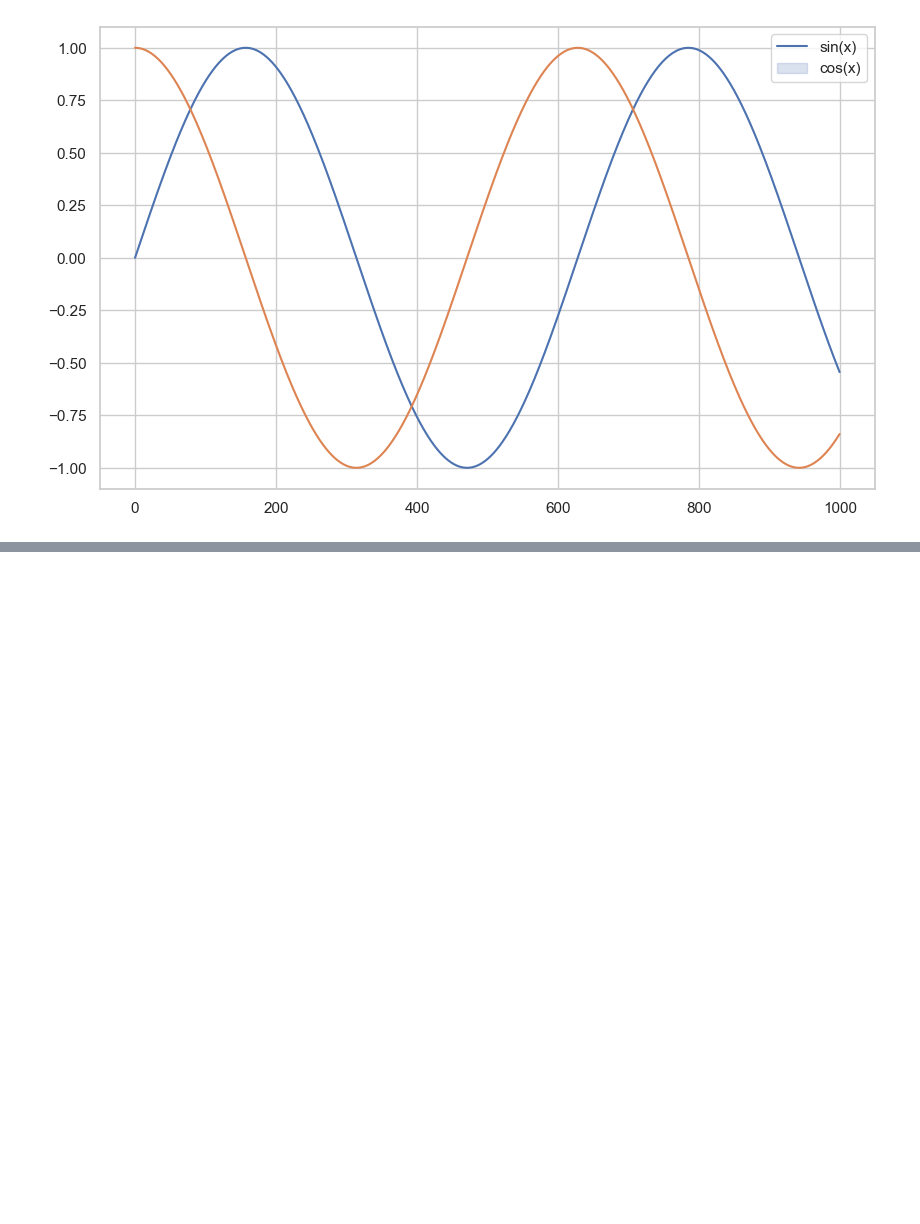
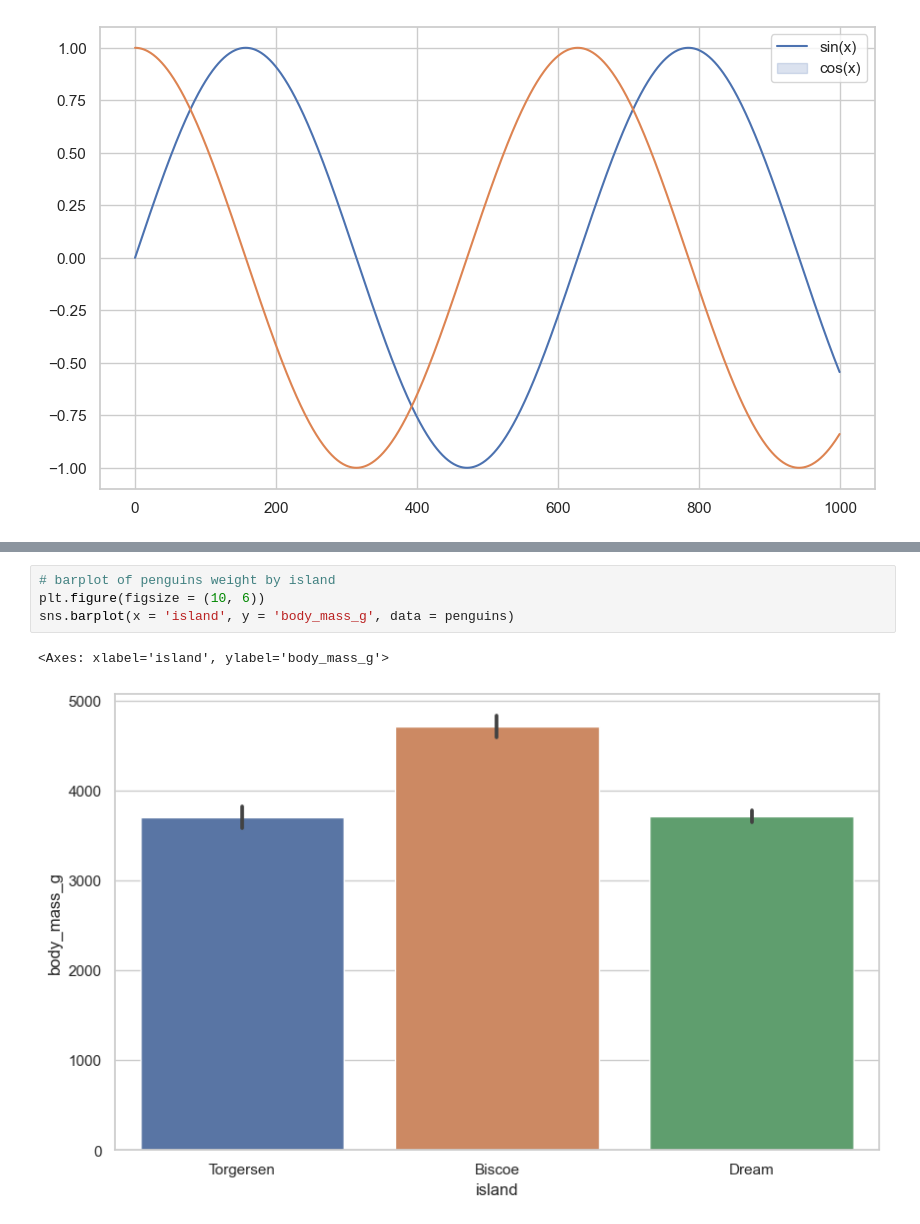
Before and after one commit to martinijfb/Seaborn-Tutorial, a Jupyter notebook: 02-Basic-Plots.ipynb, the cells around one changed output, grey strips where cells are left out. Drawn from its saved outputs; the diff is of its cells as text; blank space fills up the shorter version.

```diff
--- a/02-Basic-Plots.ipynb
+++ b/02-Basic-Plots.ipynb
@@ -173,0 +288,7 @@ plt.show()
+# %%
+# barplot of penguins weight by island
+plt.figure(figsize = (10, 6))
+sns.barplot(x = 'island', y = 'body_mass_g', data = penguins)
+# %% [output]
+<Axes: xlabel='island', ylabel='body_mass_g'>
+[figure, added]
```
Also changed, not shown: parts of 16 cells of this notebook.
